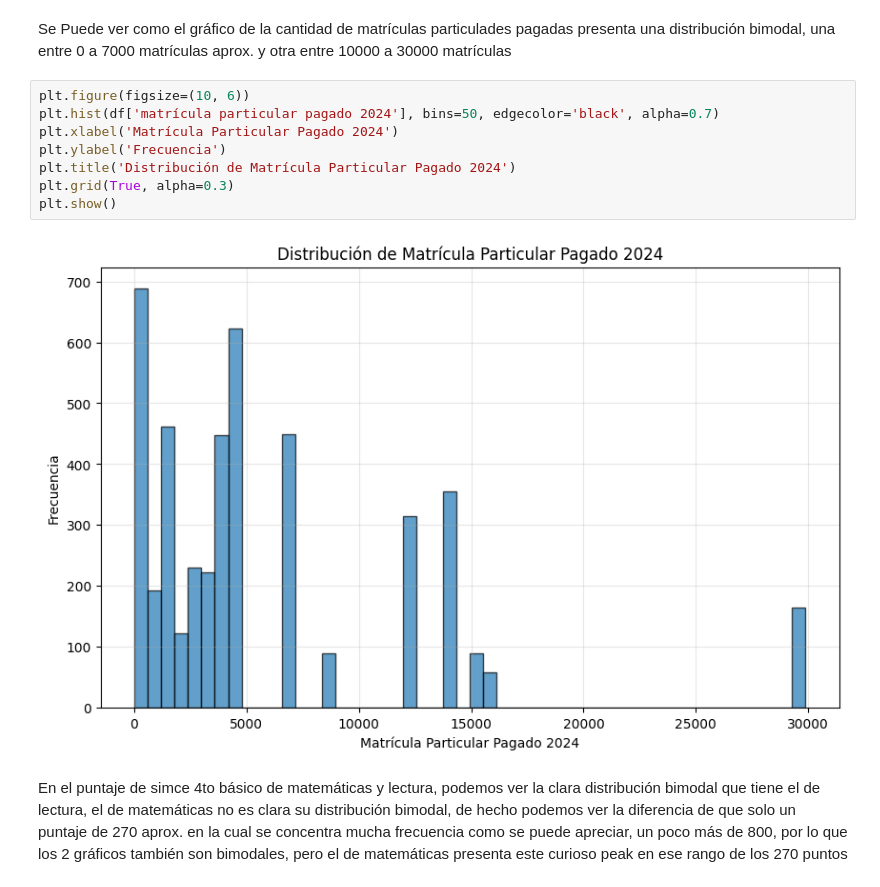
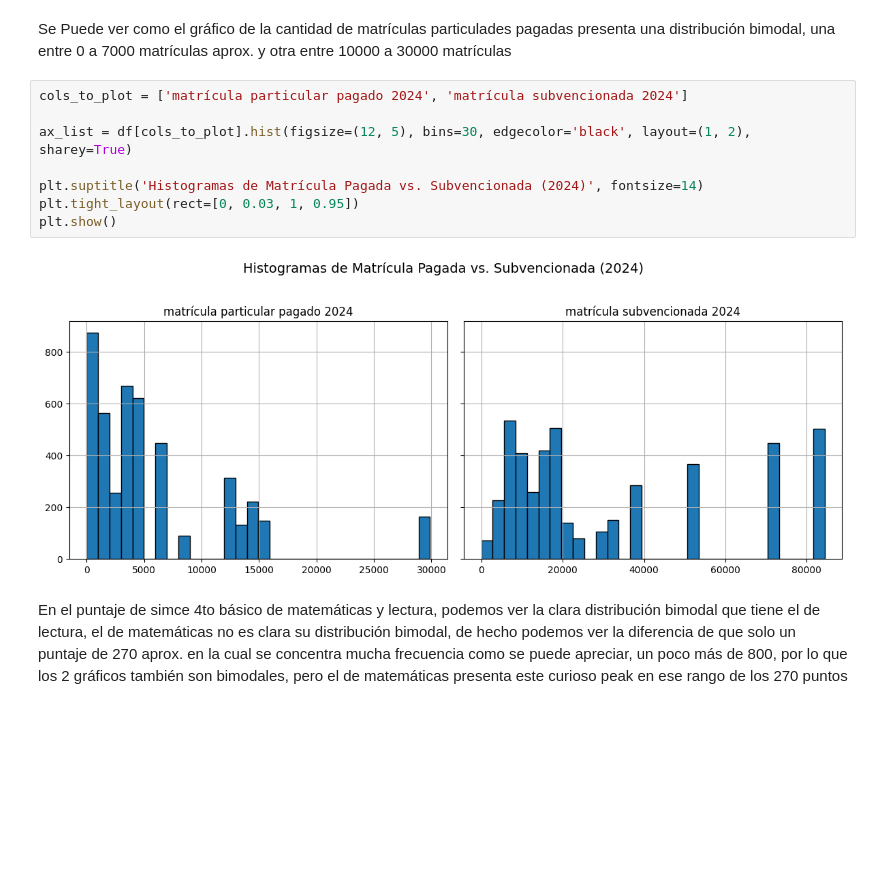
Before and after one commit to NicolasCortesLeon/Proyecto_Tesis, a Jupyter notebook: notebooks/5.EDA/5.1.EDA_variables_importantes.ipynb, the cells around one changed output. Saved outputs shown, nothing was run; the diff lists cells and outputs as text; blank space fills up the shorter version.

```diff
--- a/notebooks/5.EDA/5.1.EDA_variables_importantes.ipynb
+++ b/notebooks/5.EDA/5.1.EDA_variables_importantes.ipynb
@@ -54,15 +55,15 @@ plt.show()
 # %% [markdown]
 Se Puede ver como el gráfico de la cantidad de matrículas particulades pagadas presenta una distribución bimodal, una entre 0 a 7000 matrículas aprox. y otra entre 10000 a 30000 matrículas
 # %%
-plt.figure(figsize=(10, 6))
-plt.hist(df['matrícula particular pagado 2024'], bins=50, edgecolor='black', alpha=0.7)
-plt.xlabel('Matrícula Particular Pagado 2024')
-plt.ylabel('Frecuencia')
-plt.title('Distribución de Matrícula Particular Pagado 2024')
-plt.grid(True, alpha=0.3)
+cols_to_plot = ['matrícula particular pagado 2024', 'matrícula subvencionada 2024']
+
+ax_list = df[cols_to_plot].hist(figsize=(12, 5), bins=30, edgecolor='black', layout=(1, 2), sharey=True)
+
+plt.suptitle('Histogramas de Matrícula Pagada vs. Subvencionada (2024)', fontsize=14)
+plt.tight_layout(rect=[0, 0.03, 1, 0.95])
 plt.show()
 # %% [output]
-[figure, old version]
+[figure, new version]
 # %% [markdown]
 En el puntaje de simce 4to básico de matemáticas y lectura, podemos ver la clara distribución bimodal que tiene el de lectura, el de matemáticas no es clara su distribución bimodal, de hecho podemos ver la diferencia de que solo un puntaje de 270 aprox. en la cual se concentra mucha frecuencia como se puede apreciar, un poco más de 800, por lo que los 2 gráficos también son bimodales, pero el de matemáticas presenta este curioso peak en ese rango de los 270 puntos
 # %%
```
Also changed, not shown: parts of 4 cells of this notebook.
